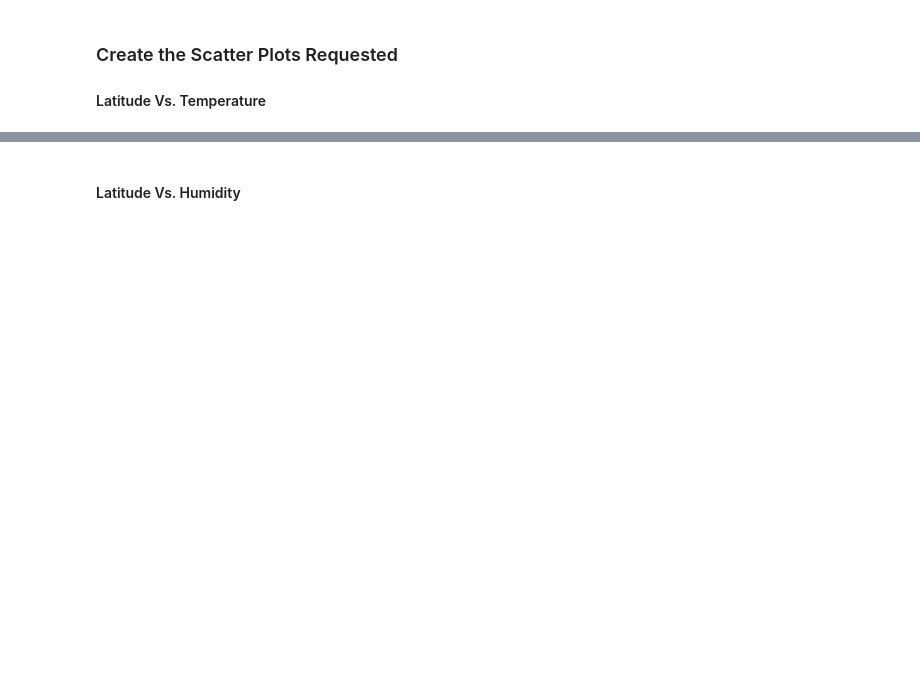
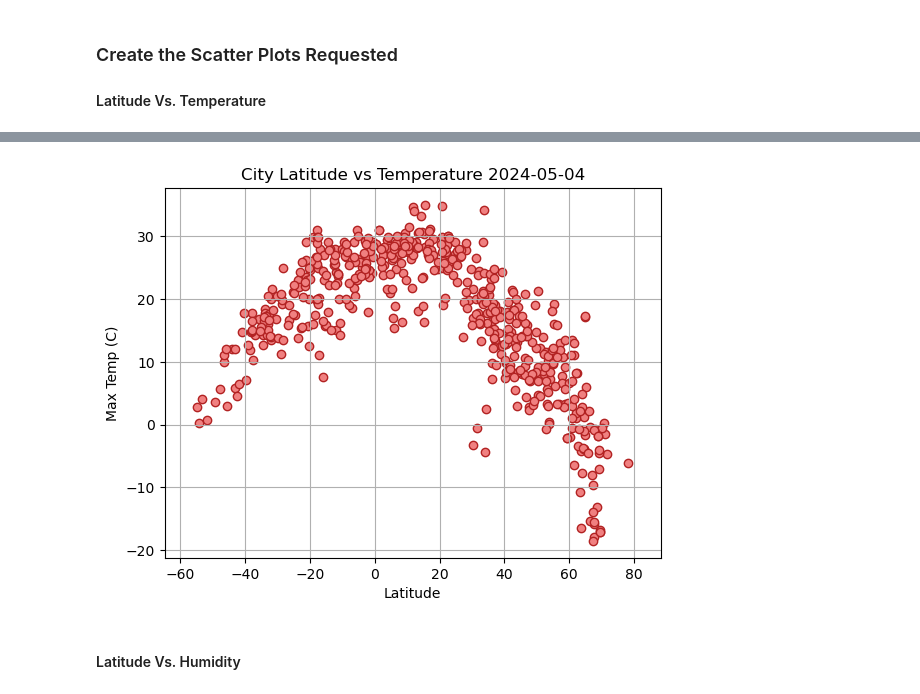
Before and after one commit to sloucel/Python-API-Challenge, a Jupyter notebook: WeatherPy/WeatherPy.ipynb, the cells around one changed output, grey strips where cells are left out. Cells and saved outputs as stored; diff of their text form; code cells hidden in the pictures; blank space fills up the shorter version.

```diff
--- a/WeatherPy/WeatherPy.ipynb
+++ b/WeatherPy/WeatherPy.ipynb
@@ -209,2 +195,28 @@ plt.show()
+# %%
+# Build scatter plot for latitude vs. temperature
+x_axis_lat = city_data_df['Lat']
+y_axis_temp = city_data_df['Max Temp']
+
+plt.scatter(x_axis_lat,y_axis_temp,
+            marker="o",
+            facecolors="lightcoral",
+            edgecolors='firebrick')
+
+# minimum and maximum latitude values, plus a buffer of 10
+plt.xlim(min(x_axis_lat) - 10, max(x_axis_lat) + 10)
+
+# Incorporate the other graph properties
+plt.title('City Latitude vs Temperature 2024-05-04')
+plt.xlabel('Latitude')
+plt.ylabel('Max Temp (C)')
+plt.grid(True)
+
+# Save the figure
+plt.savefig("Fig1.png")
+
+# Show plot
+plt.show()
+# %% [output]
+[figure, added]
 # %% [markdown]
 #### Latitude Vs. Humidity
```
Also changed, not shown: parts of 11 cells of this notebook, 6 other files.
